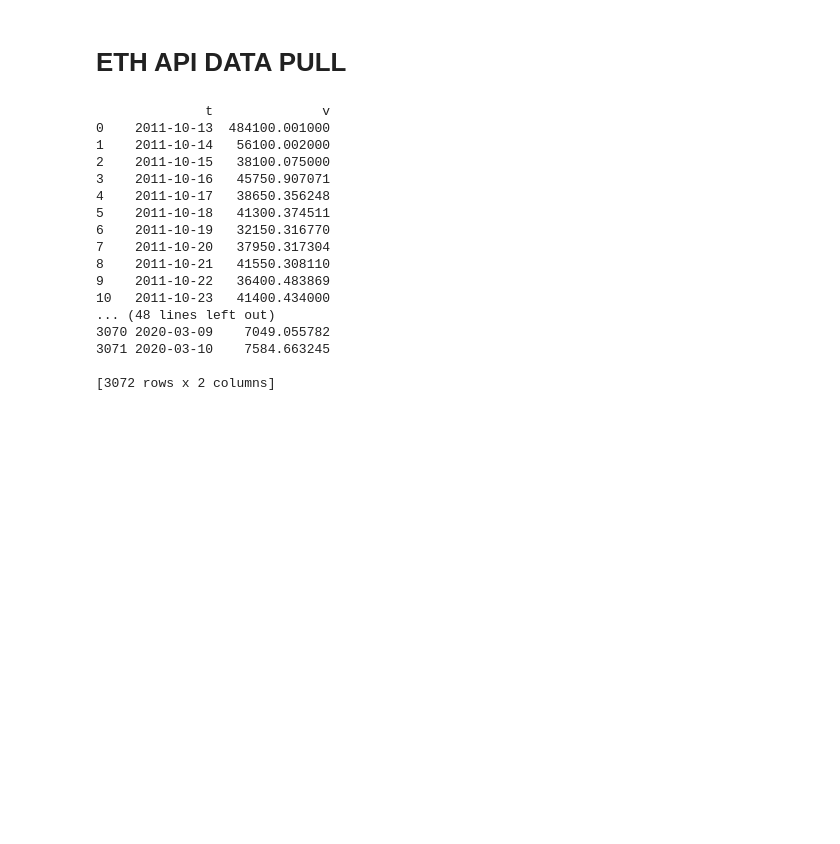
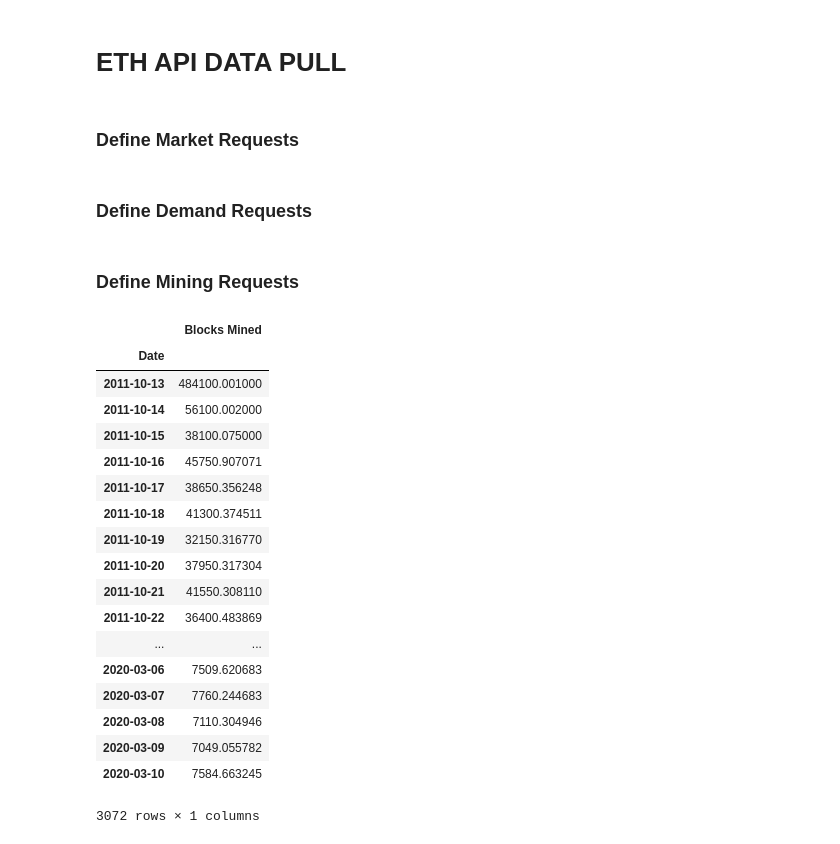
Before and after one commit to glensven/Cryptocurrency_Price_Correlations, a Jupyter notebook: Glen_Codes/Get_Glen_a_condo_3-8.ipynb, the cells around one changed output. Drawn from its saved outputs; the diff is of its cells as text; code cells hidden in the pictures; blank space fills up the shorter version.

```diff
--- a/Glen_Codes/Get_Glen_a_condo_3-8.ipynb
+++ b/Glen_Codes/Get_Glen_a_condo_3-8.ipynb
@@ -216,6 +216,8 @@ btc_data
 4451 rows × 4 columns
 # %% [markdown]
 # ETH API DATA PULL
+# %% [markdown]
+### Define Market Requests
 # %%
 # Price API Request
 eth_price_res = requests.get(price_url,
@@ -260,20 +251,2 @@ eth_mining_df = pd.read_json(eth_mining_res.text, convert_dates=['t'])
-# %%
-print(eth_mining_df)
-# %% [output]
-              t              v
-0    2011-10-13  484100.001000
-1    2011-10-14   56100.002000
-2    2011-10-15   38100.075000
-3    2011-10-16   45750.907071
-4    2011-10-17   38650.356248
-5    2011-10-18   41300.374511
-6    2011-10-19   32150.316770
-7    2011-10-20   37950.317304
-8    2011-10-21   41550.308110
-9    2011-10-22   36400.483869
-10   2011-10-23   41400.434000
-... (48 lines left out)
-3070 2020-03-09    7049.055782
-3071 2020-03-10    7584.663245
-
-[3072 rows x 2 columns]
+# %% [markdown]
+### Define Demand Requests
@@ -279,0 +263,35 @@ print(eth_mining_df)
+# %% [markdown]
+### Define Mining Requests
+# %%
+# Mining API Request
+eth_mining_revenue_sum_res = requests.get(mining_revenue_sum_url,
+                      params={'a': 'LTC',
+                              'i': '24h',
+                              'api_key': api_key})
+
+# Convert Mining to Pandas Dataframe, set index to time and clean up file
+eth_mining_revenue_sum_df = pd.read_json(eth_mining_revenue_sum_res.text, convert_dates=['t'])
+eth_mining_revenue_sum_df.columns = ['Date', 'Blocks Mined']
+eth_mining_revenue_sum_df.set_index('Date', inplace=True)
+# %%
+eth_mining_revenue_sum_df
+# %% [output]
+|  | Blocks Mined |
+| Date |  |
+| 2011-10-13 | 484100.001000 |
+| 2011-10-14 | 56100.002000 |
+| 2011-10-15 | 38100.075000 |
+| 2011-10-16 | 45750.907071 |
+| 2011-10-17 | 38650.356248 |
+| 2011-10-18 | 41300.374511 |
+| 2011-10-19 | 32150.316770 |
+| 2011-10-20 | 37950.317304 |
+| 2011-10-21 | 41550.308110 |
+| 2011-10-22 | 36400.483869 |
+| ... | ... |
+| 2020-03-06 | 7509.620683 |
+| 2020-03-07 | 7760.244683 |
+| 2020-03-08 | 7110.304946 |
+| 2020-03-09 | 7049.055782 |
+| 2020-03-10 | 7584.663245 |
+3072 rows × 1 columns
```
Also changed, not shown: parts of 5 cells of this notebook.
